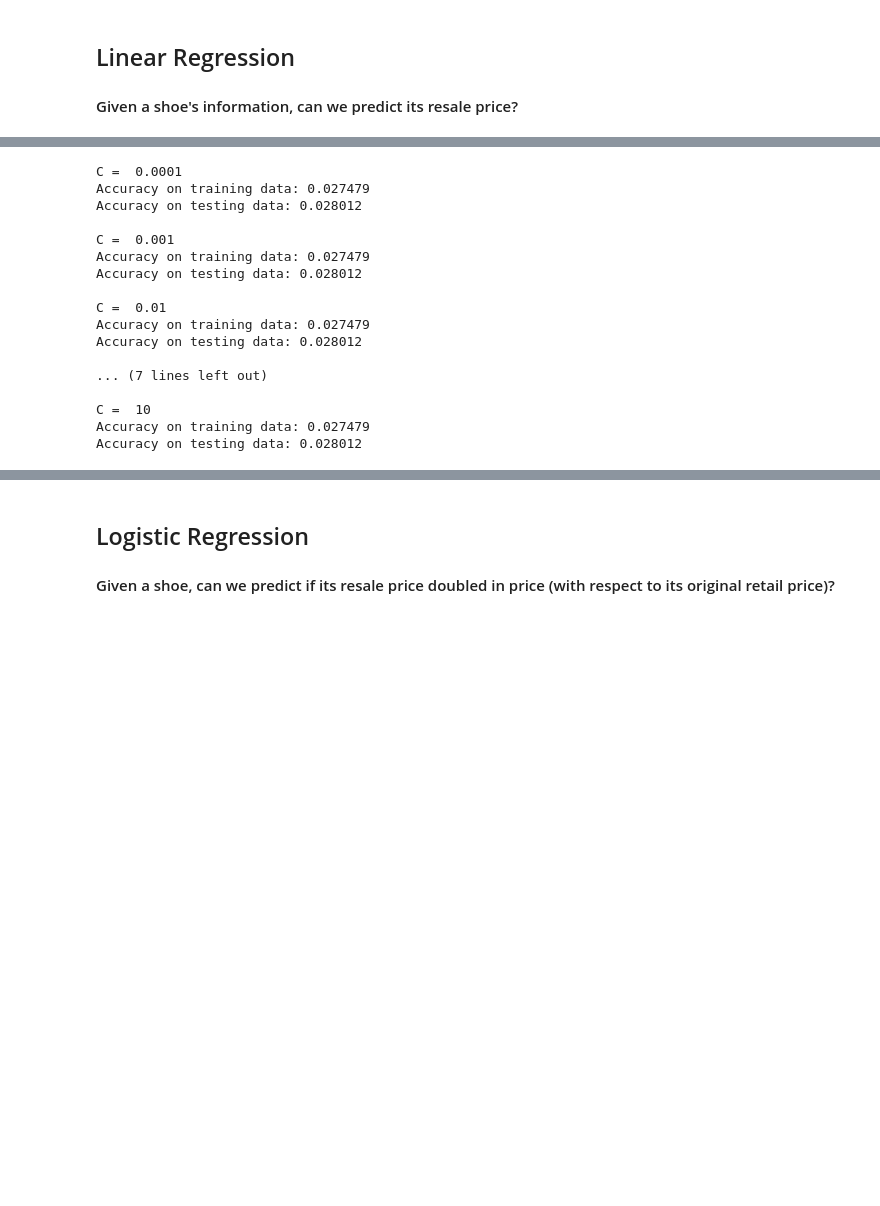
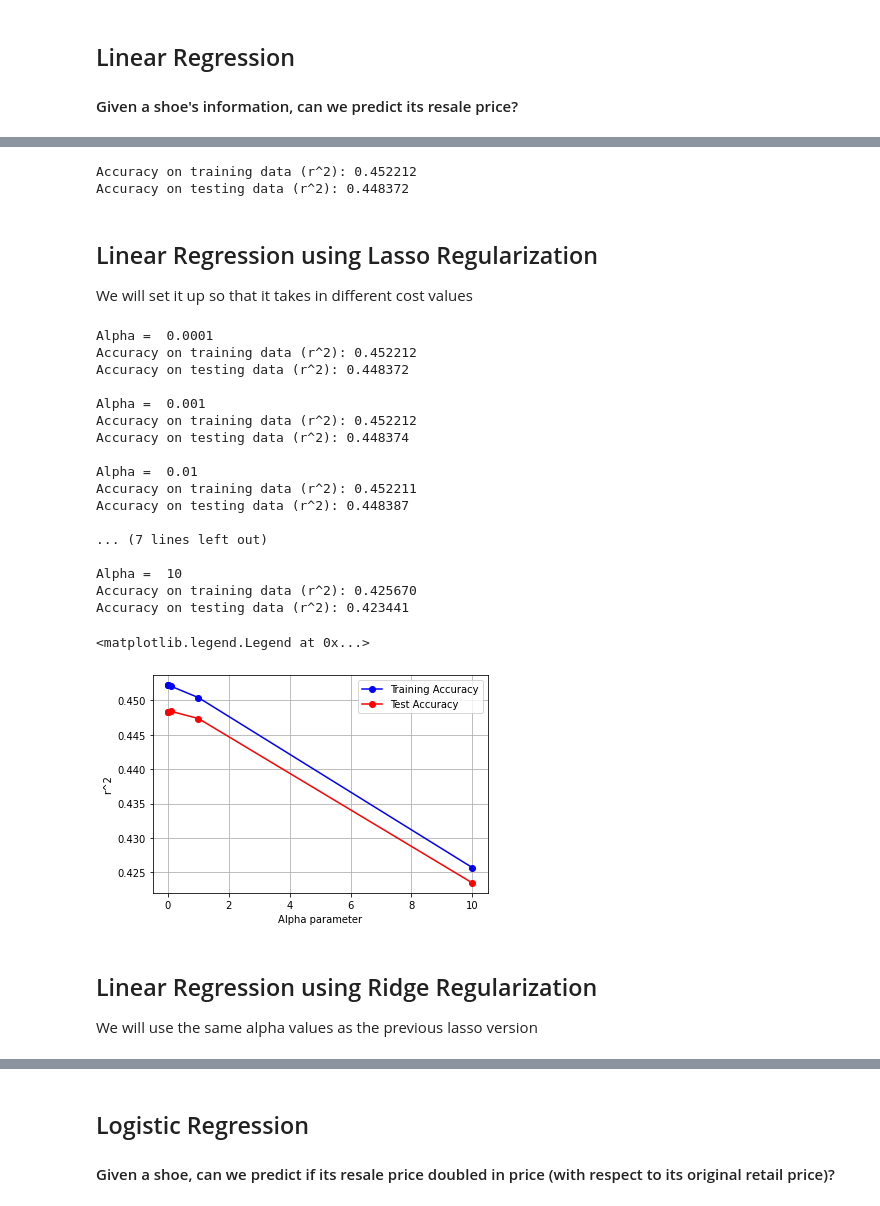
Before and after one commit to Niangmodou/CS-4563-Project, a Jupyter notebook: CS4563Project.ipynb, the cells around one changed output, grey strips where cells are left out. Cells and saved outputs as stored; diff of their text form; code cells hidden in the pictures; blank space fills up the shorter version.

Commit message:
linear regression with regularization most likely complete

```diff
--- a/CS4563Project.ipynb
+++ b/CS4563Project.ipynb
@@ -109,24 +95,66 @@ def linregression_model(c, X_train, y_train, X_test, y_test):
     print()
+# %%
+linregression_model(X_train, y_train, X_test, y_test)
+# %% [output]
+Accuracy on training data (r^2): 0.452212
+Accuracy on testing data (r^2): 0.448372
+# %% [markdown]
+## Linear Regression using Lasso Regularization
+
+We will set it up so that it takes in different cost values
+# %%
+acc_train_lassoreg = []
+acc_test_lassoreg = []
+c_lassoreg = []
+
+def lassoregression_model(C, X_train, y_train, X_test, y_test):
+    lassoreg = Lasso(alpha=C)
+    lassoreg.fit(X_train, y_train.ravel())
+    y_hat_train = lassoreg.predict(X_train)
+    acc_train = r2_score(y_train, y_hat_train)
+    acc_train_lassoreg.append(acc_train)
+    print("Alpha = ", c)
+    print("Accuracy on training data (r^2): %f" % acc_train)
+    y_hat_test = lassoreg.predict(X_test)
+    acc_test = r2_score(y_test, y_hat_test)
+    acc_test_lassoreg.append(acc_test)
+    print("Accuracy on testing data (r^2): %f" % acc_test)
+    print()
+    c_lassoreg.append(C)
 # %%
-c_vals = [0.0001, 0.001, 0.01, 0.1, 1, 10]
-
-for c in c_vals:
-    linregression_model(c, X_train, y_train, X_test, y_test)
+cVals = [0.0001, 0.001, 0.01, 0.1, 1, 10]
+for c in cVals:
+    lassoregression_model(c, X_train, y_train, X_test, y_test)
 # %% [output]
-C =  0.0001
-Accuracy on training data: 0.027479
-Accuracy on testing data: 0.028012
+Alpha =  0.0001
+Accuracy on training data (r^2): 0.452212
+Accuracy on testing data (r^2): 0.448372
 
-C =  0.001
-Accuracy on training data: 0.027479
-Accuracy on testing data: 0.028012
+Alpha =  0.001
+Accuracy on training data (r^2): 0.452212
+Accuracy on testing data (r^2): 0.448374
 
-C =  0.01
-Accuracy on training data: 0.027479
-Accuracy on testing data: 0.028012
+Alpha =  0.01
+Accuracy on training data (r^2): 0.452211
+Accuracy on testing data (r^2): 0.448387
 
 ... (7 lines left out)
 
-C =  10
-Accuracy on training data: 0.027479
-Accuracy on testing data: 0.028012
+Alpha =  10
+Accuracy on training data (r^2): 0.425670
+Accuracy on testing data (r^2): 0.423441
+# %%
+plt.plot(c_lassoreg, acc_train_lassoreg, 'bo-')
+plt.plot(c_lassoreg, acc_test_lassoreg,'ro-')
+plt.xlabel("Alpha parameter")
+plt.ylabel("r^2")
+plt.grid()
+
+plt.legend(['Training Accuracy', 'Test Accuracy'], loc='upper right')
+# %% [output]
+<matplotlib.legend.Legend at 0x...>
+[figure, added]
+# %% [markdown]
+## Linear Regression using Ridge Regularization
+
+We will use the same alpha values as the previous lasso version
```
Also changed, not shown: parts of 11 cells of this notebook.
